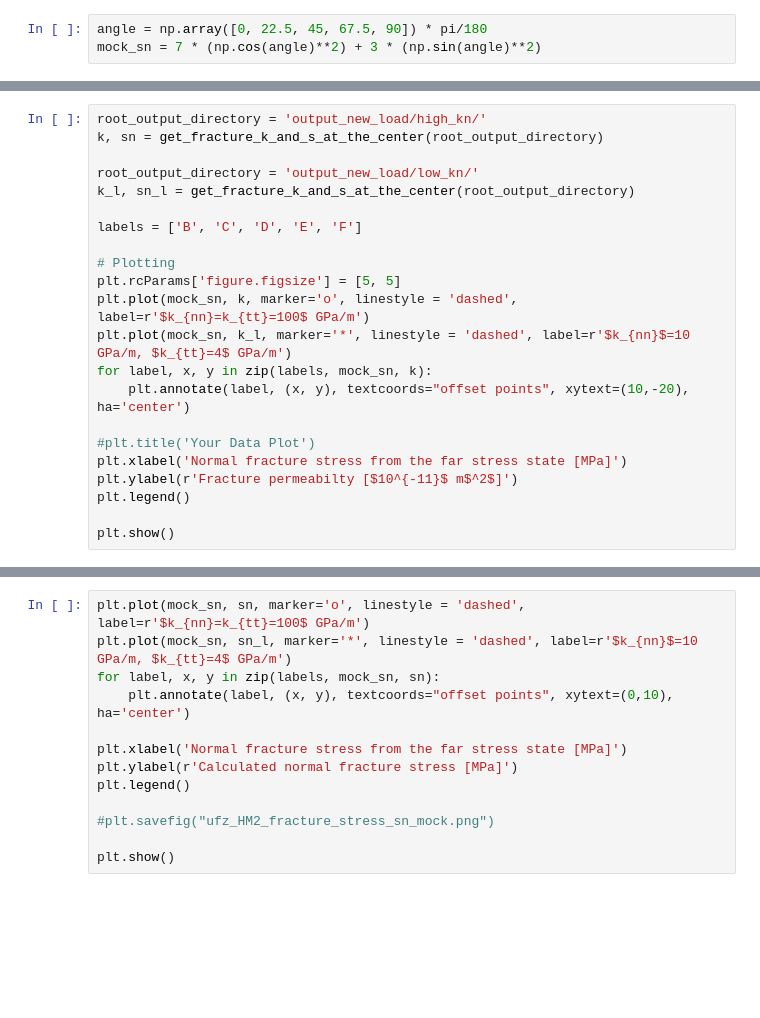
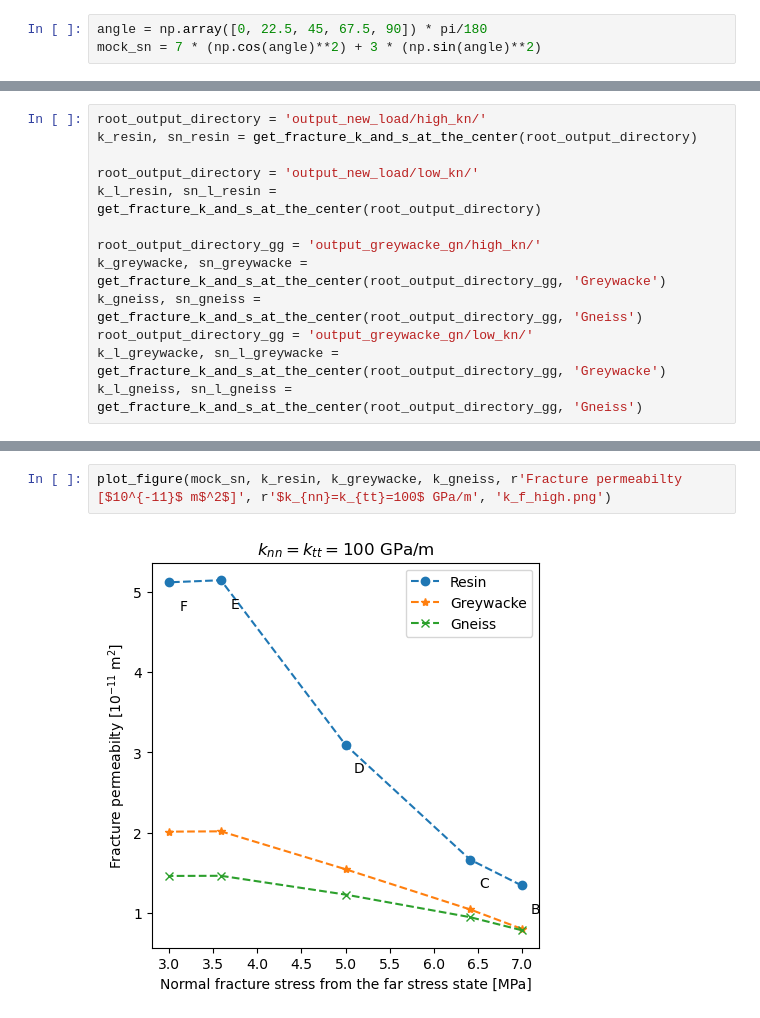
Before and after one commit to wenqing/GreatCell_benchmark, a Jupyter notebook: 3D_HM/GreatCellHM2.ipynb, the cells around one changed output, grey strips where cells are left out. Cells and saved outputs as stored; diff of their text form; blank space fills up the shorter version.

```diff
--- a/3D_HM/GreatCellHM2.ipynb
+++ b/3D_HM/GreatCellHM2.ipynb
@@ -95,22 +139,13 @@ mock_sn = 7 * (np.cos(angle)**2) + 3 * (np.sin(angle)**2)
 # %%
 root_output_directory = 'output_new_load/high_kn/'
-k, sn = get_fracture_k_and_s_at_the_center(root_output_directory)
+k_resin, sn_resin = get_fracture_k_and_s_at_the_center(root_output_directory)
 
 root_output_directory = 'output_new_load/low_kn/'
-k_l, sn_l = get_fracture_k_and_s_at_the_center(root_output_directory)
+k_l_resin, sn_l_resin = get_fracture_k_and_s_at_the_center(root_output_directory)
 
-labels = ['B', 'C', 'D', 'E', 'F']
-
-# Plotting
-plt.rcParams['figure.figsize'] = [5, 5]
-plt.plot(mock_sn, k, marker='o', linestyle = 'dashed', label=r'$k_{nn}=k_{tt}=100$ GPa/m')
-plt.plot(mock_sn, k_l, marker='*', linestyle = 'dashed', label=r'$k_{nn}$=10 GPa/m, $k_{tt}=4$ GPa/m')
-for label, x, y in zip(labels, mock_sn, k):
-    plt.annotate(label, (x, y), textcoords="offset points", xytext=(10,-20), ha='center')
-
-#plt.title('Your Data Plot')
-plt.xlabel('Normal fracture stress from the far stress state [MPa]')
-plt.ylabel(r'Fracture permeabilty [$10^{-11}$ m$^2$]')
-plt.legend()
-
-plt.show()
+root_output_directory_gg = 'output_greywacke_gn/high_kn/'
+k_greywacke, sn_greywacke = get_fracture_k_and_s_at_the_center(root_output_directory_gg, 'Greywacke')
+k_gneiss, sn_gneiss = get_fracture_k_and_s_at_the_center(root_output_directory_gg, 'Gneiss')
+root_output_directory_gg = 'output_greywacke_gn/low_kn/'
+k_l_greywacke, sn_l_greywacke = get_fracture_k_and_s_at_the_center(root_output_directory_gg, 'Greywacke')
+k_l_gneiss, sn_l_gneiss = get_fracture_k_and_s_at_the_center(root_output_directory_gg, 'Gneiss')
@@ -119,13 +152,4 @@ plt.show()
-# %%
-plt.plot(mock_sn, sn, marker='o', linestyle = 'dashed', label=r'$k_{nn}=k_{tt}=100$ GPa/m')
-plt.plot(mock_sn, sn_l, marker='*', linestyle = 'dashed', label=r'$k_{nn}$=10 GPa/m, $k_{tt}=4$ GPa/m')
-for label, x, y in zip(labels, mock_sn, sn):
-    plt.annotate(label, (x, y), textcoords="offset points", xytext=(0,10), ha='center')
-
-plt.xlabel('Normal fracture stress from the far stress state [MPa]')
-plt.ylabel(r'Calculated normal fracture stress [MPa]')
-plt.legend()
-
-#plt.savefig("ufz_HM2_fracture_stress_sn_mock.png")
-
-plt.show()
+# %%
+plot_figure(mock_sn, k_resin, k_greywacke, k_gneiss, r'Fracture permeabilty [$10^{-11}$ m$^2$]', r'$k_{nn}=k_{tt}=100$ GPa/m', 'k_f_high.png')
+# %% [output]
+[figure, added]
```
Also changed, not shown: parts of 8 cells of this notebook.
